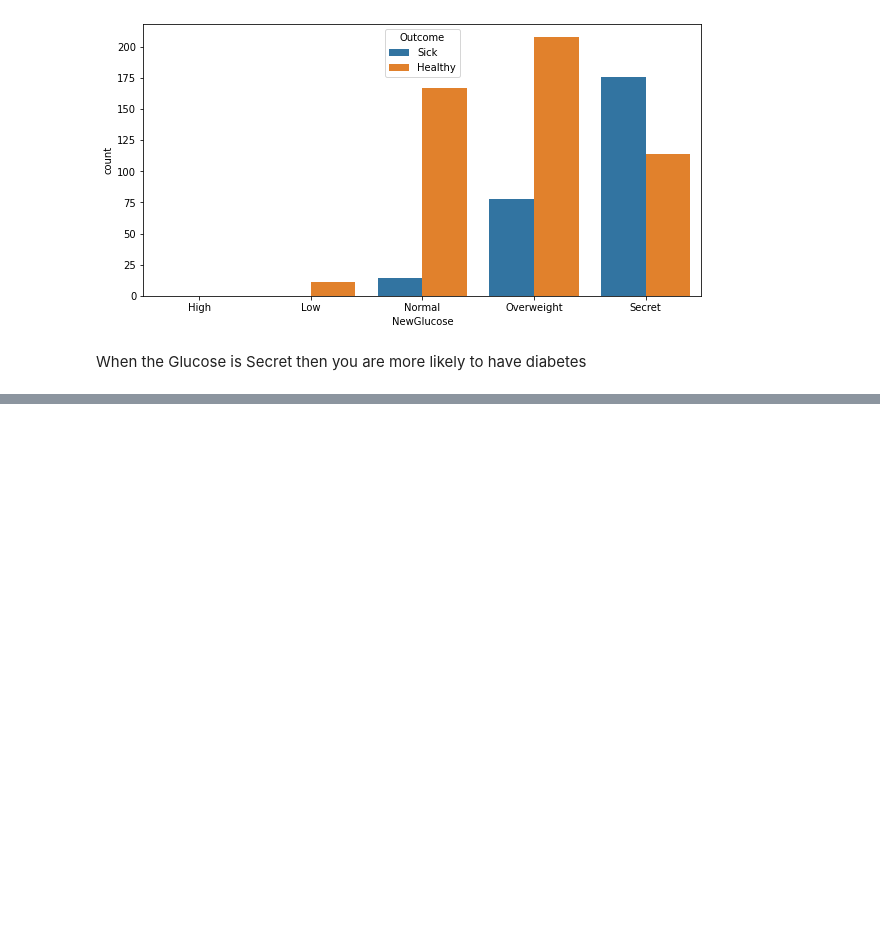
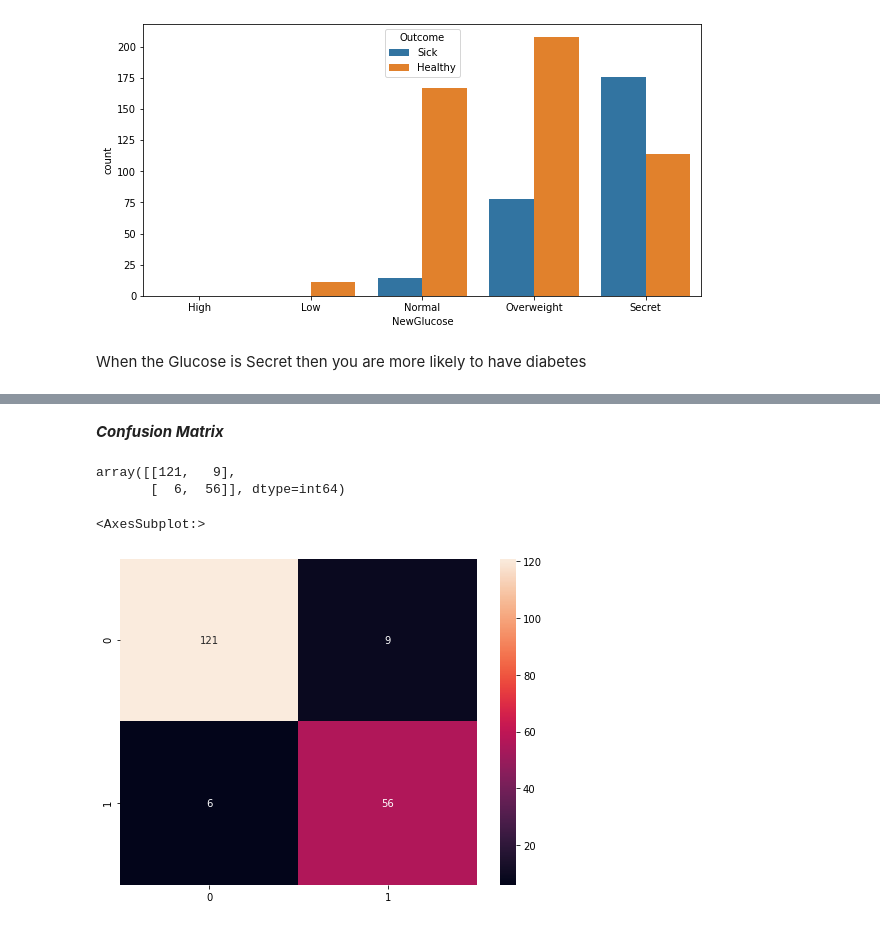
Before and after one commit to eyadayman12/Data-Science-and-Machine-Learning-Projects, a Jupyter notebook: Diabetes/Diabetes Project.ipynb, the cells around one changed output, grey strips where cells are left out. Saved outputs shown, nothing was run; the diff lists cells and outputs as text; code cells hidden in the pictures; blank space fills up the shorter version.

```diff
--- a/Diabetes/Diabetes Project.ipynb
+++ b/Diabetes/Diabetes Project.ipynb
@@ -611,0 +600,4 @@ model.export('exported_pipeline.py')
+# %%
+scaler = RobustScaler().fit(X)
+X = scaler.transform(X)
+X = pd.DataFrame(X, columns = col, index = index)
@@ -611,0 +613,3 @@ model.export('exported_pipeline.py')
+# %%
+X = pd.concat([X, df2[categorical_features]], axis=1)
+X.head()
@@ -611,0 +642,2 @@ model.export('exported_pipeline.py')
+# %%
+X.drop('Outcome_Sick', axis=1, inplace=True)
@@ -611,0 +655,4 @@ model.export('exported_pipeline.py')
+# %%
+model = TPOTClassifier(generations=5, population_size=200,
+                       verbosity=2, cv = 10, random_state=100, scoring='accuracy')
+model.fit(X_train, y_train)
@@ -611,0 +699,15 @@ model.export('exported_pipeline.py')
+# %% [markdown]
+<a id='9.2'></a>
+***Confusion Matrix***
+# %%
+cm = confusion_matrix(y_test, y_pred)
+cm
+# %% [output]
+array([[121,   9],
+       [  6,  56]], dtype=int64)
+# %%
+plt.figure(figsize=(8,6))
+sns.heatmap(cm, annot=True, fmt='d')
+# %% [output]
+<AxesSubplot:>
+[figure, added]
```
Also changed, not shown: parts of 57 cells of this notebook, 2 other files.
